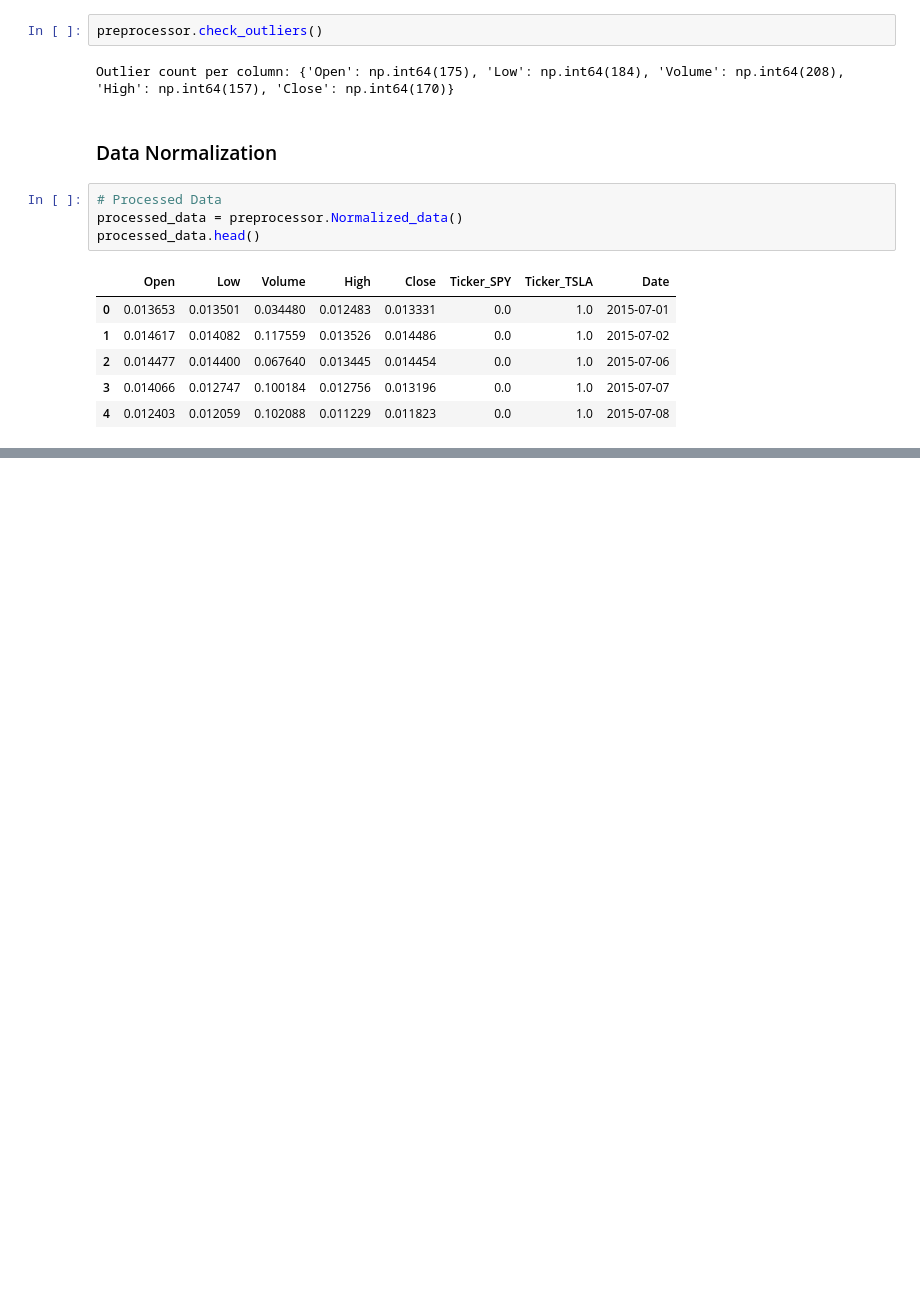
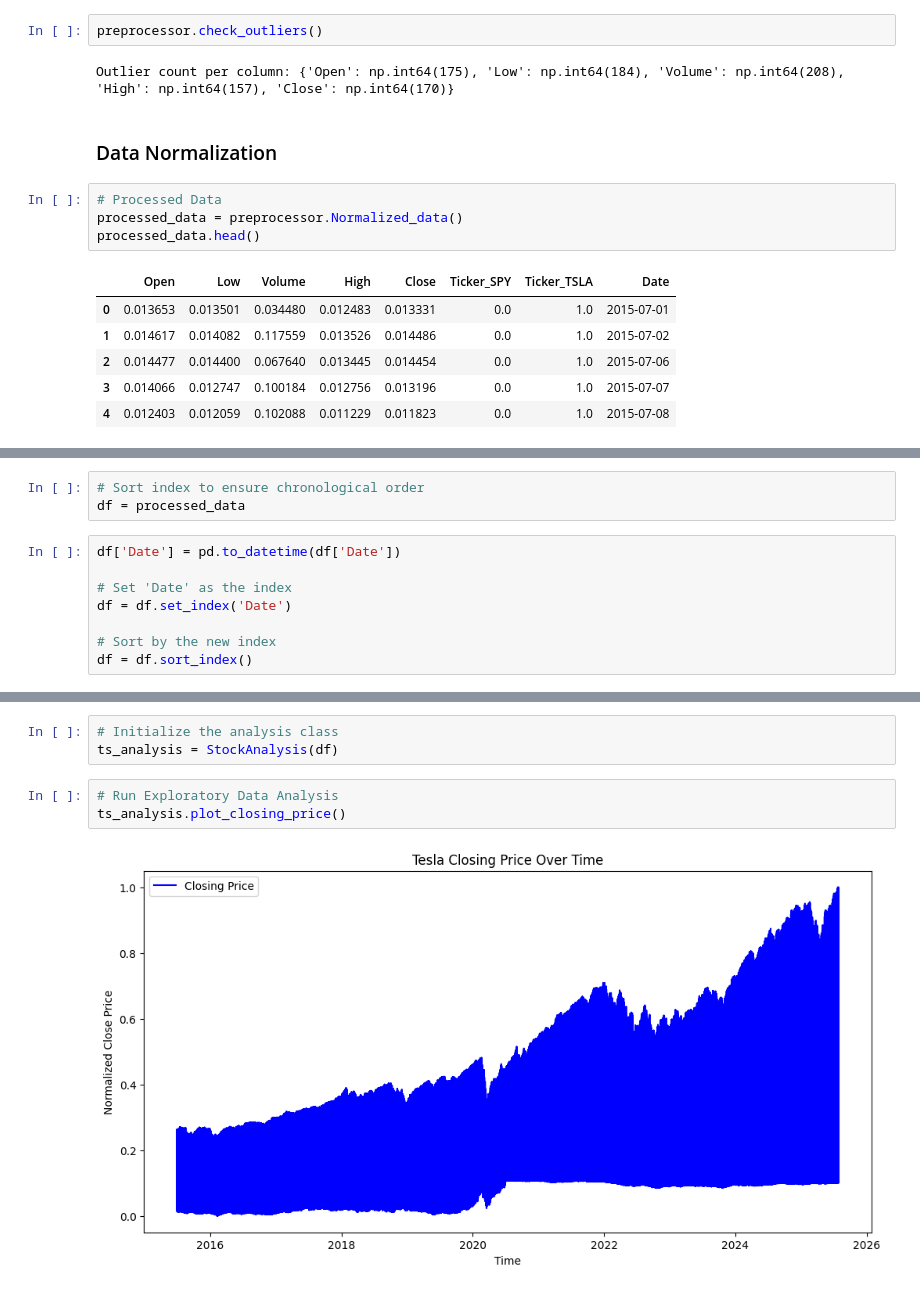
Before and after one commit to mubarek4566/Time-Series-Forecasting-Portfolio-Optimization, a Jupyter notebook: notebooks/main.ipynb, the cells around one changed output, grey strips where cells are left out. Cells and saved outputs as stored; diff of their text form; blank space fills up the shorter version.

Commit message:
Performing some eda for stock data

```diff
--- a/notebooks/main.ipynb
+++ b/notebooks/main.ipynb
@@ -149,0 +153,11 @@ processed_data.head()
+# %%
+# Sort index to ensure chronological order
+df = processed_data
+# %%
+df['Date'] = pd.to_datetime(df['Date'])
+
+# Set 'Date' as the index
+df = df.set_index('Date')
+
+# Sort by the new index
+df = df.sort_index()
@@ -149,0 +174,8 @@ processed_data.head()
+# %%
+# Initialize the analysis class
+ts_analysis = StockAnalysis(df)
+# %%
+# Run Exploratory Data Analysis
+ts_analysis.plot_closing_price()
+# %% [output]
+[figure, added]
```
Also changed, not shown: parts of 5 cells of this notebook, 1 other file.
